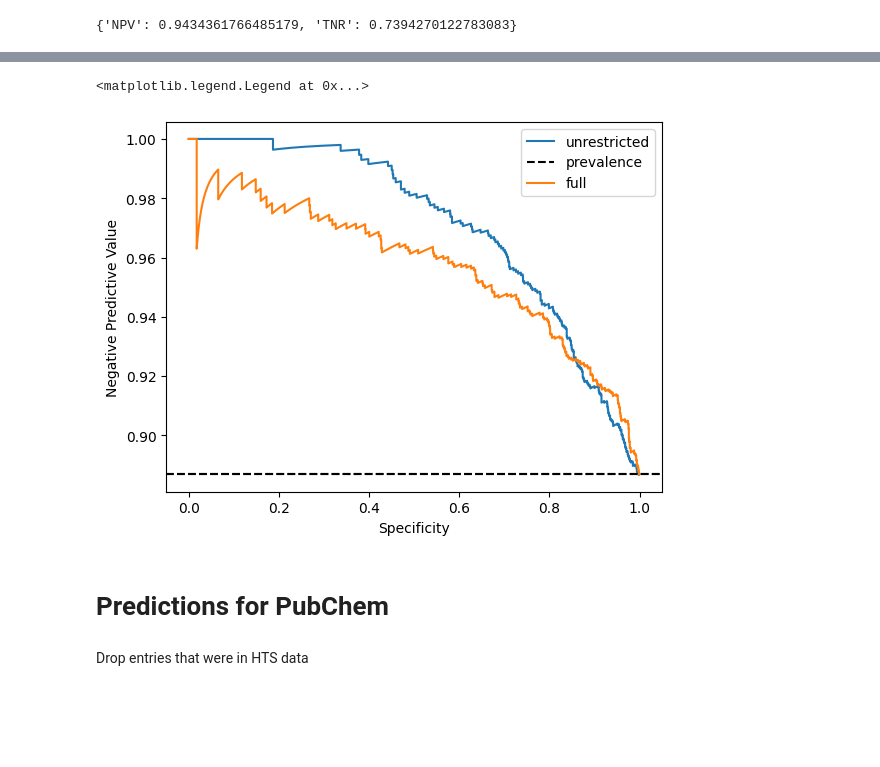
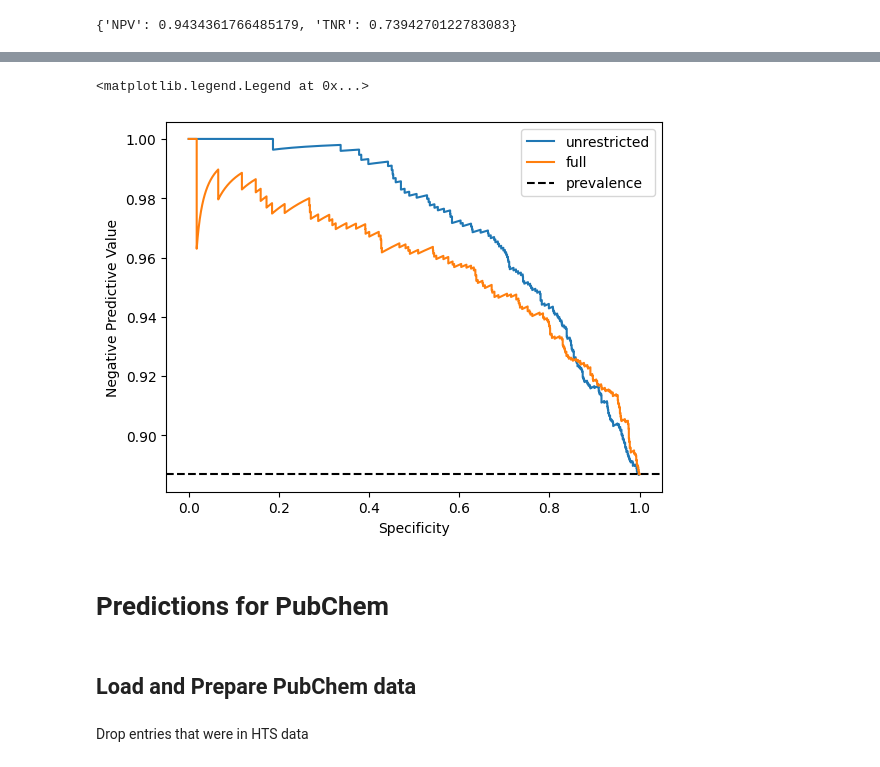
Before and after one commit to niklastoetsch/CS-SMol-AndroR-model-publication, a Jupyter notebook: CoMPARA_and_PubChem_predictions.ipynb, the cells around one changed output, grey strips where cells are left out. Cells and saved outputs as stored; diff of their text form; code cells hidden in the pictures; blank space fills up the shorter version.

Commit message:
tidy up CoMPARA and PubChem prediction section

```diff
--- a/CoMPARA_and_PubChem_predictions.ipynb
+++ b/CoMPARA_and_PubChem_predictions.ipynb
@@ -56,3 +32,3 @@ def fit_model_or_retrieve_from_disc(pipeline_filename: str):
 # %%
-HTS_model_unrestricted = fit_model_or_retrieve_from_disc("pipelines_HTS_model_unrestricted.pkl")
-HTS_model_full = fit_model_or_retrieve_from_disc("pipelines_HTS_model_full.pkl")
+HTS_model_unrestricted = ml.fit_model_or_retrieve_from_disc("pipelines_HTS_model_unrestricted.pkl", X=rdkit_descriptors_pub, y=andror_df_pub["final class"])
+HTS_model_full = ml.fit_model_or_retrieve_from_disc("pipelines_HTS_model_full.pkl", X=rdkit_descriptors, y=andror_df_all["final class"])
@@ -212,9 +144,9 @@ comparison_df.to_csv(f"compara_bayesian_{sel_metric}_estimates.csv")
 # %%
-PREDICTIONS_compara_trained_on_unrestricted.plot_npv_tnr_curve()
+PREDICTIONS_compara_trained_on_unrestricted._plot_npv_tnr_curve()
 PREDICTIONS_compara_trained_on_full.plot_npv_tnr_curve()
-plt.legend(["unrestricted", "prevalence", "full"])
+plt.legend(["unrestricted", "full", "prevalence"])
 # %% [output]
 <matplotlib.legend.Legend at 0x...>
-[figure, old version]
+[figure, new version]
 # %% [markdown]
 # Predictions for PubChem
@@ -240,0 +153,2 @@ df = pd.DataFrame(data)
+# %% [markdown]
+## Load and Prepare PubChem data
```
Also changed, not shown: parts of 41 cells of this notebook.
